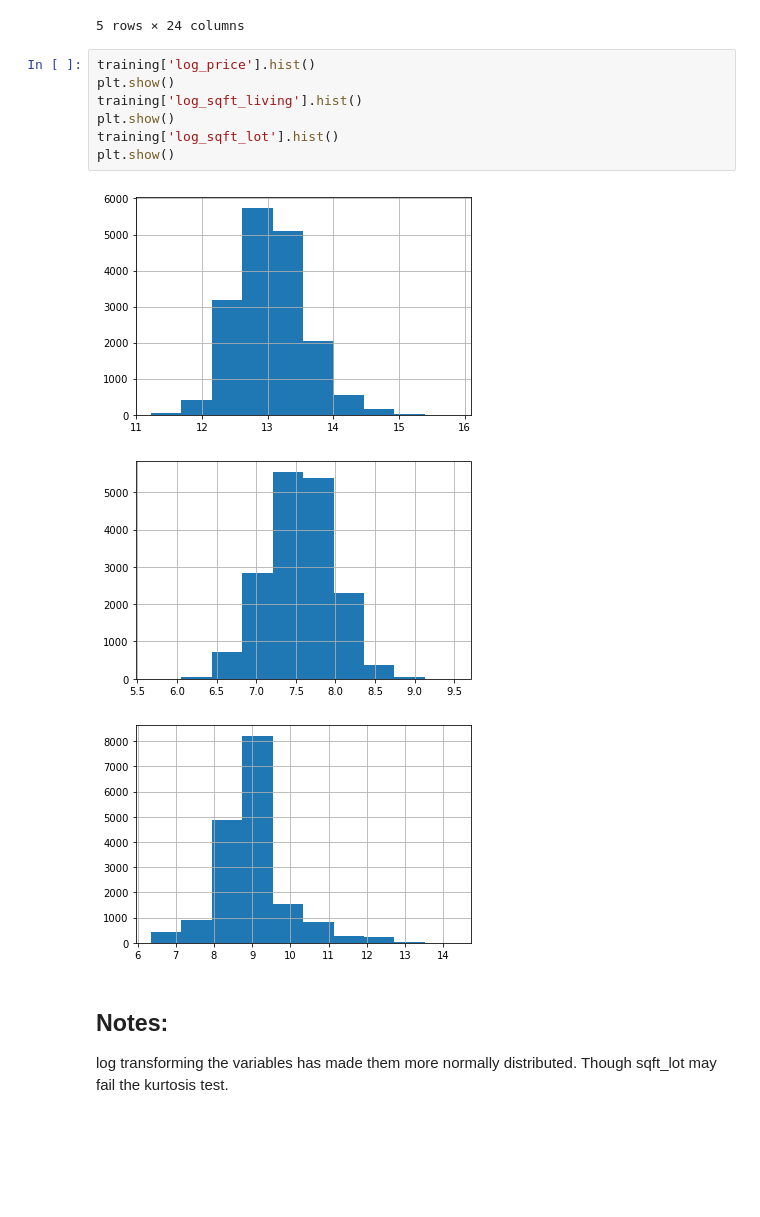
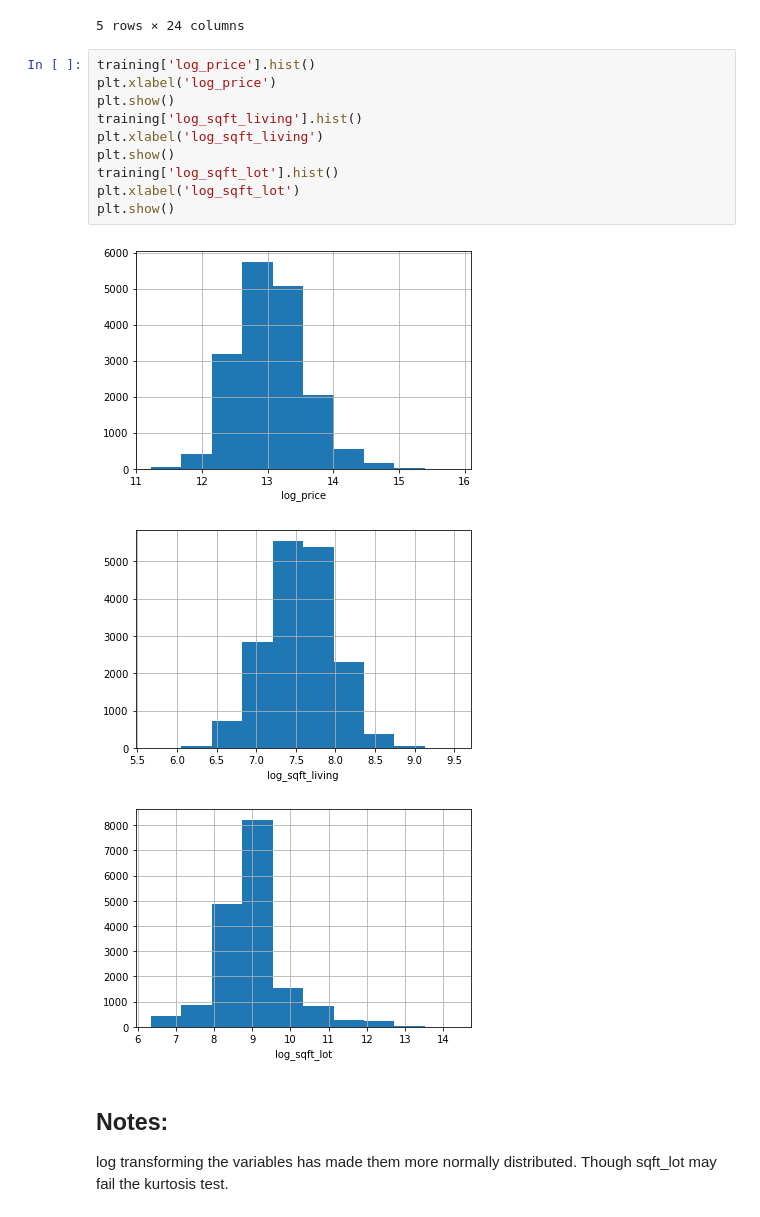
Before and after one commit to etr359/Predicting_KC_Housing_Prices, a Jupyter notebook: Creating_TrainTest_EDA.ipynb, the cells around one changed output. Cells and saved outputs as stored; diff of their text form; blank space fills up the shorter version.

```diff
--- a/Creating_TrainTest_EDA.ipynb
+++ b/Creating_TrainTest_EDA.ipynb
@@ -485,15 +485,18 @@ training.head()
 5 rows × 24 columns
 # %%
 training['log_price'].hist()
+plt.xlabel('log_price')
 plt.show()
 training['log_sqft_living'].hist()
+plt.xlabel('log_sqft_living')
 plt.show()
 training['log_sqft_lot'].hist()
+plt.xlabel('log_sqft_lot')
 plt.show()
 # %% [output]
-[figure, old version]
+[figure, new version]
-[figure, old version]
+[figure, new version]
-[figure, old version]
+[figure, new version]
 # %% [markdown]
 ## Notes:
 log transforming the variables has made them more normally distributed.  Though sqft_lot may fail the kurtosis test.
```
Also changed, not shown: parts of 18 cells of this notebook.
